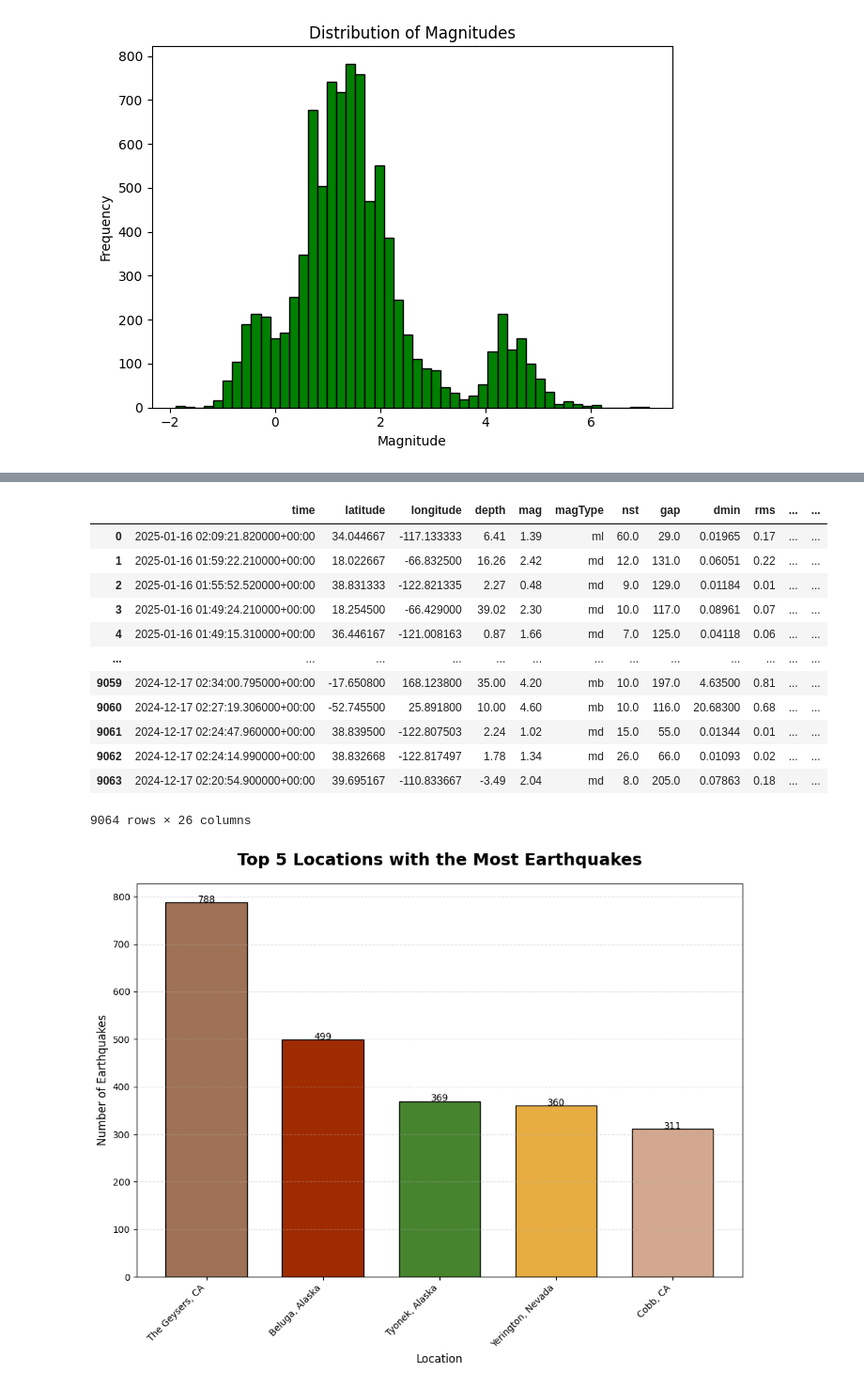
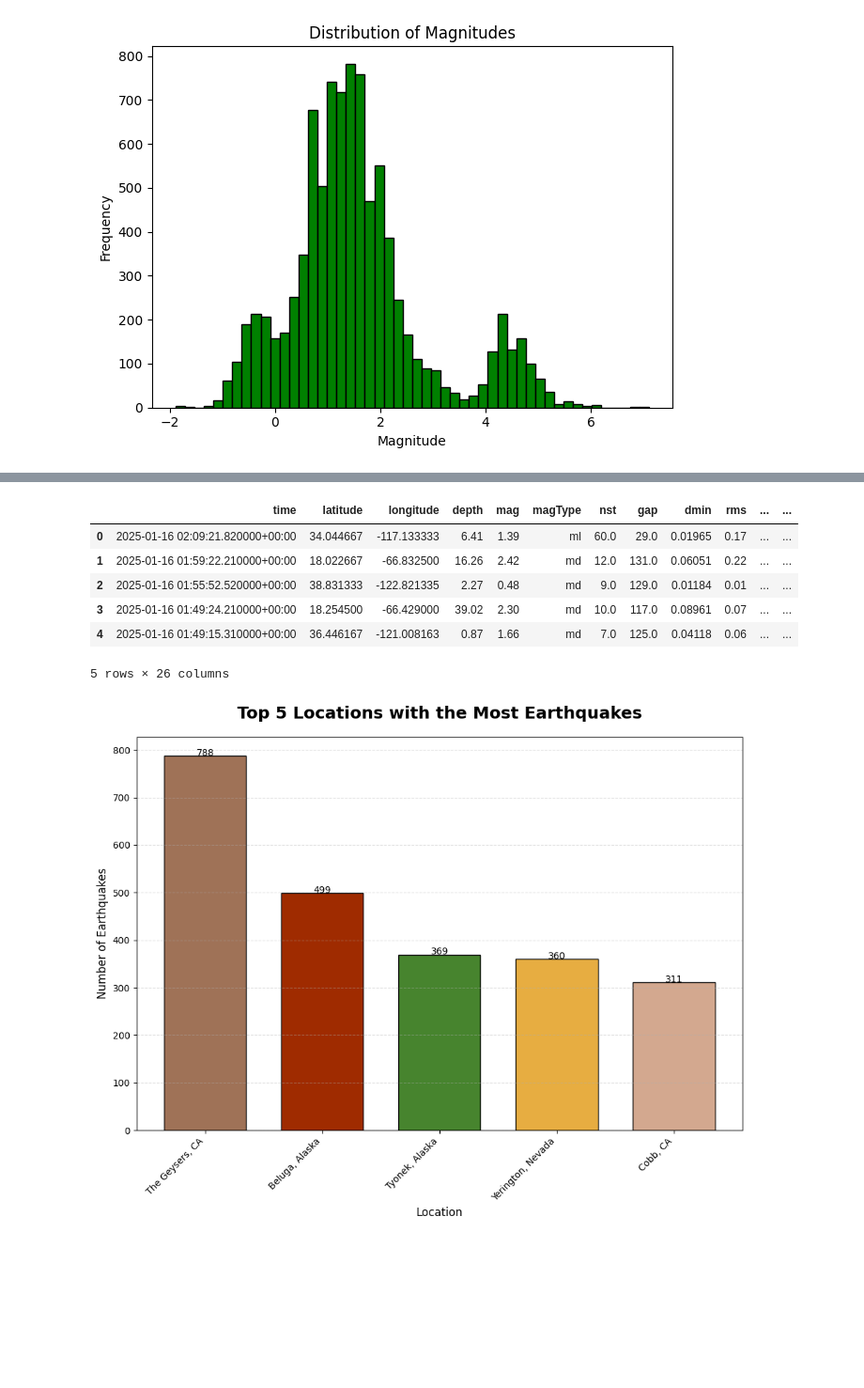
Before and after one commit to bytesbyt/ds_data_visualisation, a Jupyter notebook: earthquake.ipynb, the cells around one changed output, grey strips where cells are left out. Shown at 94% size. Saved outputs shown, nothing was run; the diff lists cells and outputs as text; code cells hidden in the pictures; blank space fills up the shorter version.

```diff
--- a/earthquake.ipynb
+++ b/earthquake.ipynb
@@ -295,23 +282,17 @@ data.to_csv('all_month_updated.csv', index=False)
 # %%
 # Create a new column 'location' with text after 'of ' from the 'place' column
 data['location'] = data['place'].str.extract(r'of (.+)', expand=False)
 
 # Display the first few rows to confirm the changes
-data
+data.head()
 # %% [output]
 |  | time | latitude | longitude | depth | mag | magType | nst | gap | dmin | rms | ... | ... |
 | 0 | 2025-01-16 02:09:21.820000+00:00 | 34.044667 | -117.133333 | 6.41 | 1.39 | ml | 60.0 | 29.0 | 0.01965 | 0.17 | ... | ... |
 | 1 | 2025-01-16 01:59:22.210000+00:00 | 18.022667 | -66.832500 | 16.26 | 2.42 | md | 12.0 | 131.0 | 0.06051 | 0.22 | ... | ... |
 | 2 | 2025-01-16 01:55:52.520000+00:00 | 38.831333 | -122.821335 | 2.27 | 0.48 | md | 9.0 | 129.0 | 0.01184 | 0.01 | ... | ... |
 | 3 | 2025-01-16 01:49:24.210000+00:00 | 18.254500 | -66.429000 | 39.02 | 2.30 | md | 10.0 | 117.0 | 0.08961 | 0.07 | ... | ... |
 | 4 | 2025-01-16 01:49:15.310000+00:00 | 36.446167 | -121.008163 | 0.87 | 1.66 | md | 7.0 | 125.0 | 0.04118 | 0.06 | ... | ... |
-| ... | ... | ... | ... | ... | ... | ... | ... | ... | ... | ... | ... | ... |
-| 9059 | 2024-12-17 02:34:00.795000+00:00 | -17.650800 | 168.123800 | 35.00 | 4.20 | mb | 10.0 | 197.0 | 4.63500 | 0.81 | ... | ... |
-| 9060 | 2024-12-17 02:27:19.306000+00:00 | -52.745500 | 25.891800 | 10.00 | 4.60 | mb | 10.0 | 116.0 | 20.68300 | 0.68 | ... | ... |
-| 9061 | 2024-12-17 02:24:47.960000+00:00 | 38.839500 | -122.807503 | 2.24 | 1.02 | md | 15.0 | 55.0 | 0.01344 | 0.01 | ... | ... |
-| 9062 | 2024-12-17 02:24:14.990000+00:00 | 38.832668 | -122.817497 | 1.78 | 1.34 | md | 26.0 | 66.0 | 0.01093 | 0.02 | ... | ... |
-| 9063 | 2024-12-17 02:20:54.900000+00:00 | 39.695167 | -110.833667 | -3.49 | 2.04 | md | 8.0 | 205.0 | 0.07863 | 0.18 | ... | ... |
-9064 rows × 26 columns
+5 rows × 26 columns
 # %%
 # Count occurrences of each location
 location_counts = data['location'].value_counts()
```
Also changed, not shown: parts of 4 cells of this notebook.
